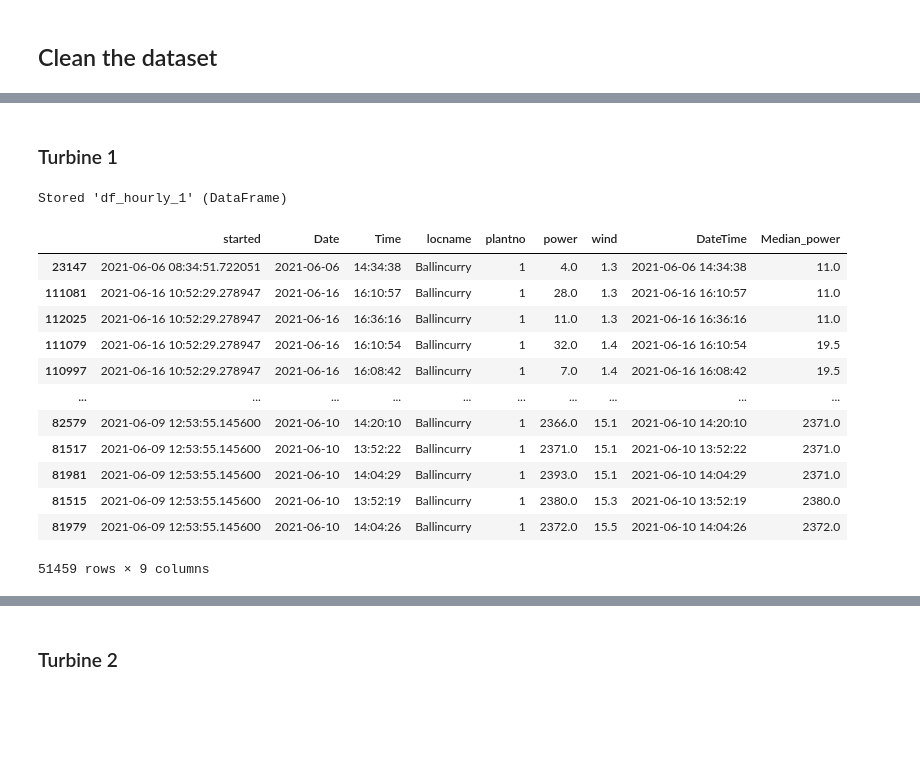
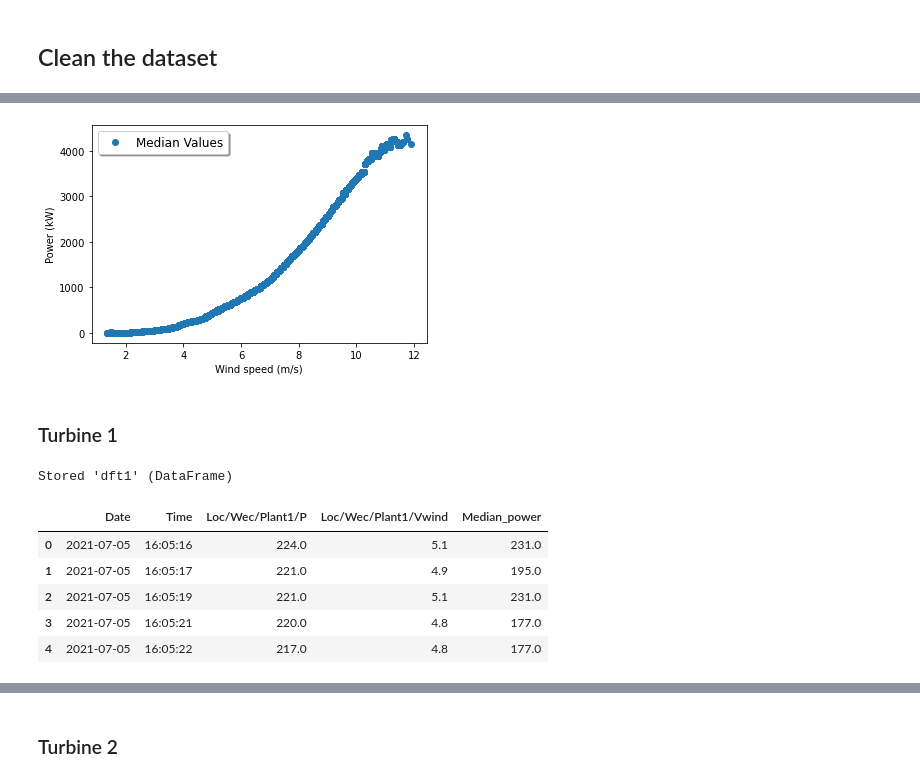
Before and after one commit to iuliaanton/Power_ME-Turbine, a Jupyter notebook: Data_Turbine_Cleaning.ipynb, the cells around one changed output, grey strips where cells are left out. Saved outputs shown, nothing was run; the diff lists cells and outputs as text; code cells hidden in the pictures; blank space fills up the shorter version.

```diff
--- a/Data_Turbine_Cleaning.ipynb
+++ b/Data_Turbine_Cleaning.ipynb
@@ -27,4 +35,4 @@ df = pd.read_sql_query("SELECT * FROM turbine", cnx)
-# %%
-#Split started column to two columns
-df[['Date','Time']] = df.valuetime.str.split(" ",expand=True,)
-df = df[['started','Date', 'Time', 'locname', 'plantno', 'power','wind']]
+# %%
+#transform from long to wide
+df2=df.pivot(index='valuetime', columns='valuename', values='value')
+df2.head(5)
@@ -30,0 +88,18 @@ df = df[['started','Date', 'Time', 'locname', 'plantno', 'power','wind']]
+# %%
+#Split value time column into two columns
+dfcalc[['Date','Time']] = dfcalc.valuetime.str.split(" ",expand=True,)
+#change the order of the columns
+dfcalc = dfcalc[['Date', 'Time', 'Loc/Wec/CalcP', 'Loc/Wec/CalcVwind']]
+dfcalc.head(5)
+
+#Split value time column into two columns
+dft1[['Date','Time']] = dft1.valuetime.str.split(" ",expand=True,)
+#change the order of the columns
+dft1 = dft1[['Date', 'Time', 'Loc/Wec/Plant1/P', 'Loc/Wec/Plant1/Vwind']]
+dft1.head(5)
+
+#Split value time column into two columns
+dft2[['Date','Time']] = dft2.valuetime.str.split(" ",expand=True,)
+#change the order of the columns
+dft2 = dft2[['Date', 'Time', 'Loc/Wec/Plant2/P', 'Loc/Wec/Plant2/Vwind']]
+dft2.head(5)
@@ -31,5 +113,7 @@ df = df[['started','Date', 'Time', 'locname', 'plantno', 'power','wind']]
 # %%
 #change time format
-df['Time'] = pd.to_datetime(df['Time']).dt.strftime('%H:%M:%S')
-df
+dfcalc['Time'] = pd.to_datetime(dfcalc['Time']).dt.strftime('%H:%M:%S')
+dft1['Time'] = pd.to_datetime(dft1['Time']).dt.strftime('%H:%M:%S')
+dft2['Time'] = pd.to_datetime(dft2['Time']).dt.strftime('%H:%M:%S')
+dft2.head(5)
 # %% [output]
@@ -221,32 +242,37 @@ df_hourly_2[(df_hourly_2.wind == 1.4)]
+# %%
+fig, ax = plt.subplots()
+
+ax.plot(dfcalc["Loc/Wec/CalcVwind"], dfcalc["Median_power"],"o",label='Median Values')
+
+plt.xlabel("Wind speed (m/s)")
+plt.ylabel("Power (kW)")
+
+legend = ax.legend(loc='upper left', shadow=True, fontsize='large')
+plt.show()
+# %% [output]
+[figure, added]
 # %% [markdown]
 ### Turbine 1
 # %%
 #empthy df
-df_1 = pd.DataFrame()
+df_t1 = pd.DataFrame()
 
 #group by wind and calculate the median power
-df_1['Median_power'] = df_hourly_1.groupby('wind')['power'].transform('median')
+df_t1['Median_power'] = dft1.groupby('Loc/Wec/Plant1/Vwind')['Loc/Wec/Plant1/P'].transform('median')
 
 #append new median power values to df
-df_hourly_1 = pd.concat([df_hourly_1, df_1], axis=1, join="inner")
+dft1 = pd.concat([dft1, df_t1], axis=1, join="inner")
 
 #store df
-%store df_hourly_1
+%store dft1
 
-df_hourly_1
+dft1.head(5)
 # %% [output]
-Stored 'df_hourly_1' (DataFrame)
+Stored 'dft1' (DataFrame)
-|  | started | Date | Time | locname | plantno | power | wind | DateTime | Median_power |
-| 23147 | 2021-06-06 08:34:51.722051 | 2021-06-06 | 14:34:38 | Ballincurry | 1 | 4.0 | 1.3 | 2021-06-06 14:34:38 | 11.0 |
-| 111081 | 2021-06-16 10:52:29.278947 | 2021-06-16 | 16:10:57 | Ballincurry | 1 | 28.0 | 1.3 | 2021-06-16 16:10:57 | 11.0 |
-| 112025 | 2021-06-16 10:52:29.278947 | 2021-06-16 | 16:36:16 | Ballincurry | 1 | 11.0 | 1.3 | 2021-06-16 16:36:16 | 11.0 |
-| 111079 | 2021-06-16 10:52:29.278947 | 2021-06-16 | 16:10:54 | Ballincurry | 1 | 32.0 | 1.4 | 2021-06-16 16:10:54 | 19.5 |
-| 110997 | 2021-06-16 10:52:29.278947 | 2021-06-16 | 16:08:42 | Ballincurry | 1 | 7.0 | 1.4 | 2021-06-16 16:08:42 | 19.5 |
-| ... | ... | ... | ... | ... | ... | ... | ... | ... | ... |
-| 82579 | 2021-06-09 12:53:55.145600 | 2021-06-10 | 14:20:10 | Ballincurry | 1 | 2366.0 | 15.1 | 2021-06-10 14:20:10 | 2371.0 |
-| 81517 | 2021-06-09 12:53:55.145600 | 2021-06-10 | 13:52:22 | Ballincurry | 1 | 2371.0 | 15.1 | 2021-06-10 13:52:22 | 2371.0 |
-| 81981 | 2021-06-09 12:53:55.145600 | 2021-06-10 | 14:04:29 | Ballincurry | 1 | 2393.0 | 15.1 | 2021-06-10 14:04:29 | 2371.0 |
-| 81515 | 2021-06-09 12:53:55.145600 | 2021-06-10 | 13:52:19 | Ballincurry | 1 | 2380.0 | 15.3 | 2021-06-10 13:52:19 | 2380.0 |
-| 81979 | 2021-06-09 12:53:55.145600 | 2021-06-10 | 14:04:26 | Ballincurry | 1 | 2372.0 | 15.5 | 2021-06-10 14:04:26 | 2372.0 |
+|  | Date | Time | Loc/Wec/Plant1/P | Loc/Wec/Plant1/Vwind | Median_power |
+| 0 | 2021-07-05 | 16:05:16 | 224.0 | 5.1 | 231.0 |
+| 1 | 2021-07-05 | 16:05:17 | 221.0 | 4.9 | 195.0 |
+| 2 | 2021-07-05 | 16:05:19 | 221.0 | 5.1 | 231.0 |
+| 3 | 2021-07-05 | 16:05:21 | 220.0 | 4.8 | 177.0 |
+| 4 | 2021-07-05 | 16:05:22 | 217.0 | 4.8 | 177.0 |
-51459 rows × 9 columns
 # %%
```
Also changed, not shown: parts of 28 cells of this notebook.
